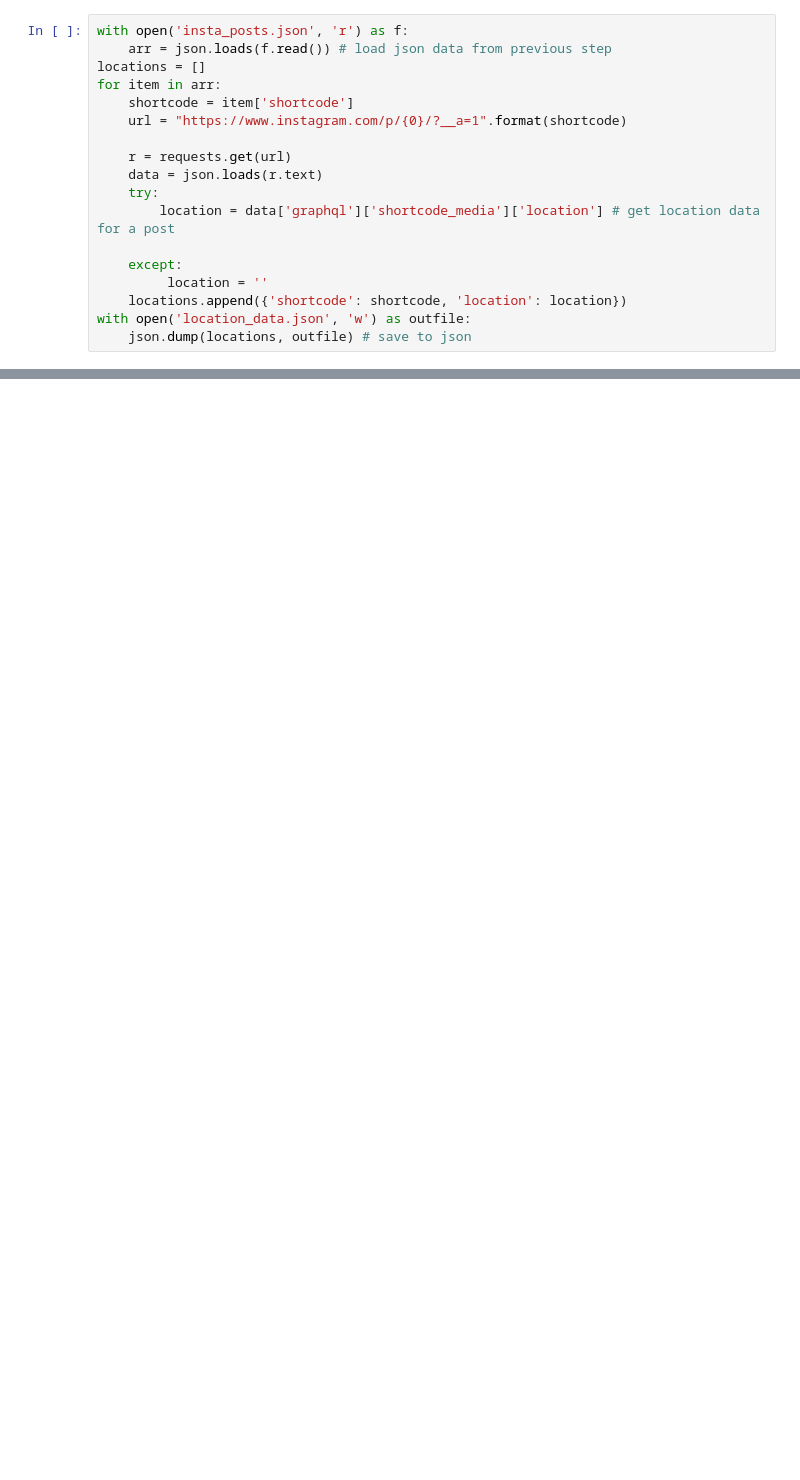
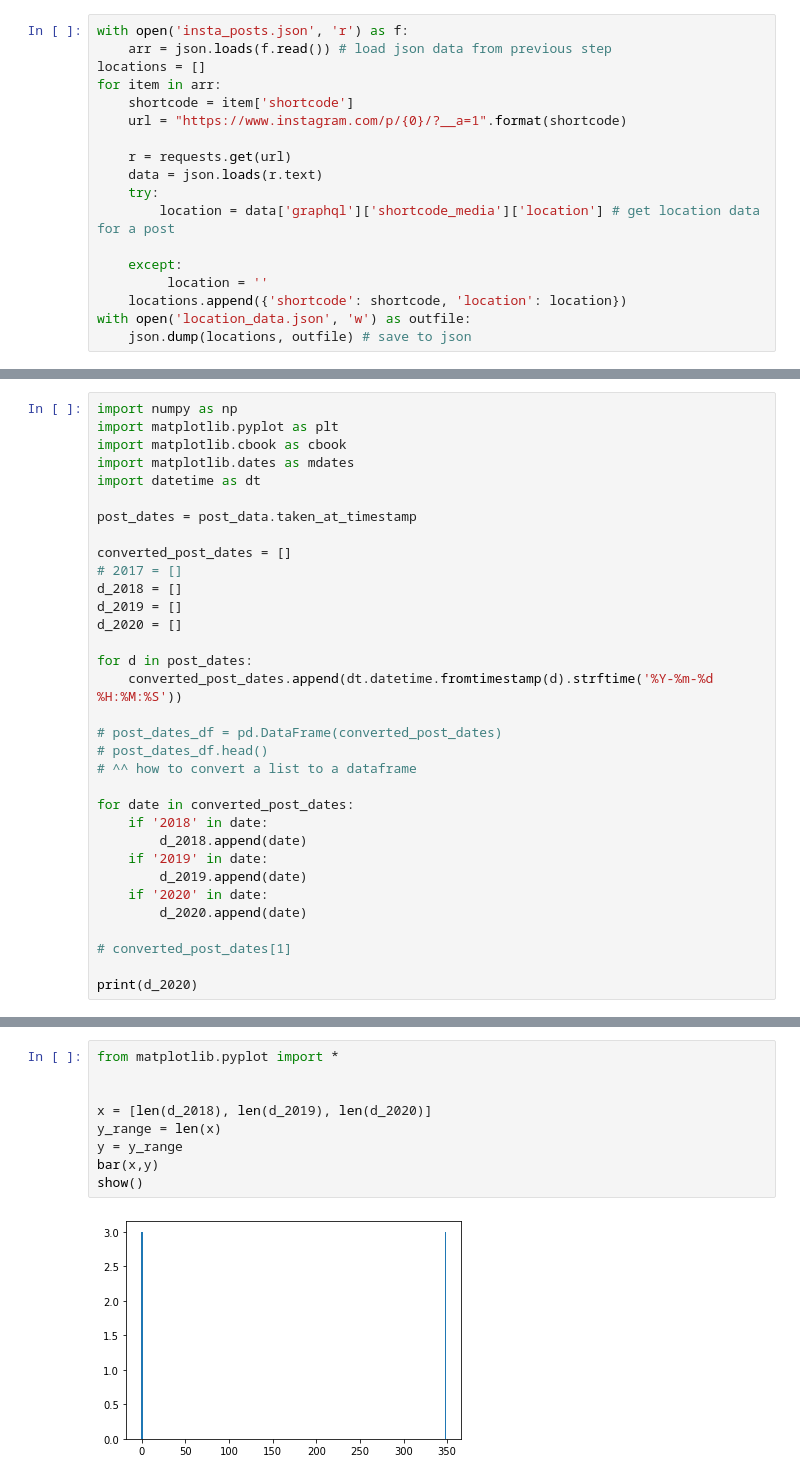
Before and after one commit to PyFAST-GoCode/insta_scrape, a Jupyter notebook: insta_scrape.ipynb, the cells around one changed output, grey strips where cells are left out. Drawn from its saved outputs; the diff is of its cells as text; blank space fills up the shorter version.

```diff
--- a/insta_scrape.ipynb
+++ b/insta_scrape.ipynb
@@ -42,0 +65,33 @@ with open('location_data.json', 'w') as outfile:
+# %%
+import numpy as np
+import matplotlib.pyplot as plt
+import matplotlib.cbook as cbook
+import matplotlib.dates as mdates
+import datetime as dt
+
+post_dates = post_data.taken_at_timestamp
+
+converted_post_dates = []
+# 2017 = []
+d_2018 = []
+d_2019 = []
+d_2020 = []
+
+for d in post_dates:
+    converted_post_dates.append(dt.datetime.fromtimestamp(d).strftime('%Y-%m-%d %H:%M:%S'))
+
+# post_dates_df = pd.DataFrame(converted_post_dates)
+# post_dates_df.head()
+# ^^ how to convert a list to a dataframe
+
+for date in converted_post_dates:
+    if '2018' in date:
+        d_2018.append(date)
+    if '2019' in date:
+        d_2019.append(date)
+    if '2020' in date:
+        d_2020.append(date)
+
+# converted_post_dates[1]
+
+print(d_2020)
@@ -42,0 +144,11 @@ with open('location_data.json', 'w') as outfile:
+# %%
+from matplotlib.pyplot import *
+
+
+x = [len(d_2018), len(d_2019), len(d_2020)]
+y_range = len(x)
+y = y_range
+bar(x,y)
+show()
+# %% [output]
+[figure, added]
```
Also changed, not shown: parts of 5 cells of this notebook.
